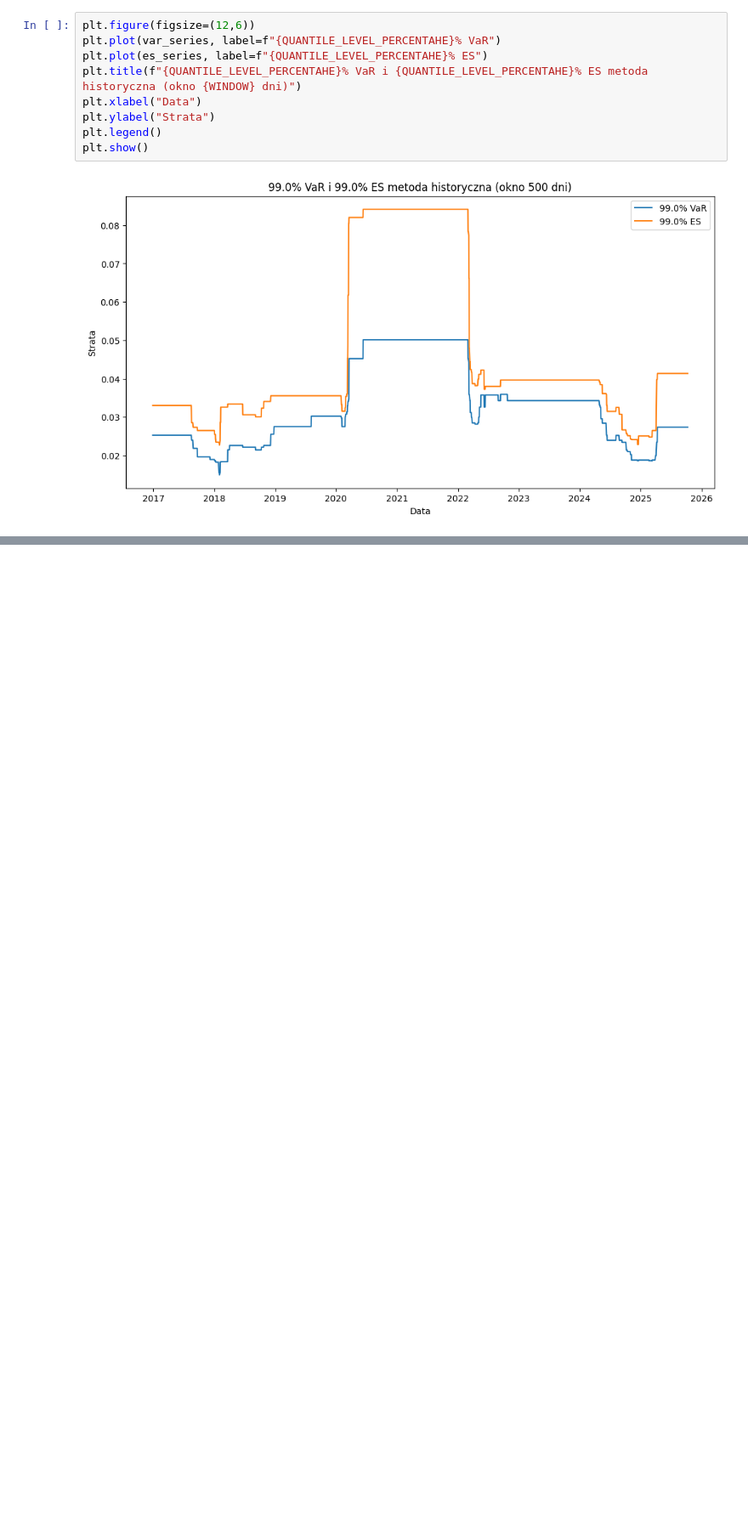
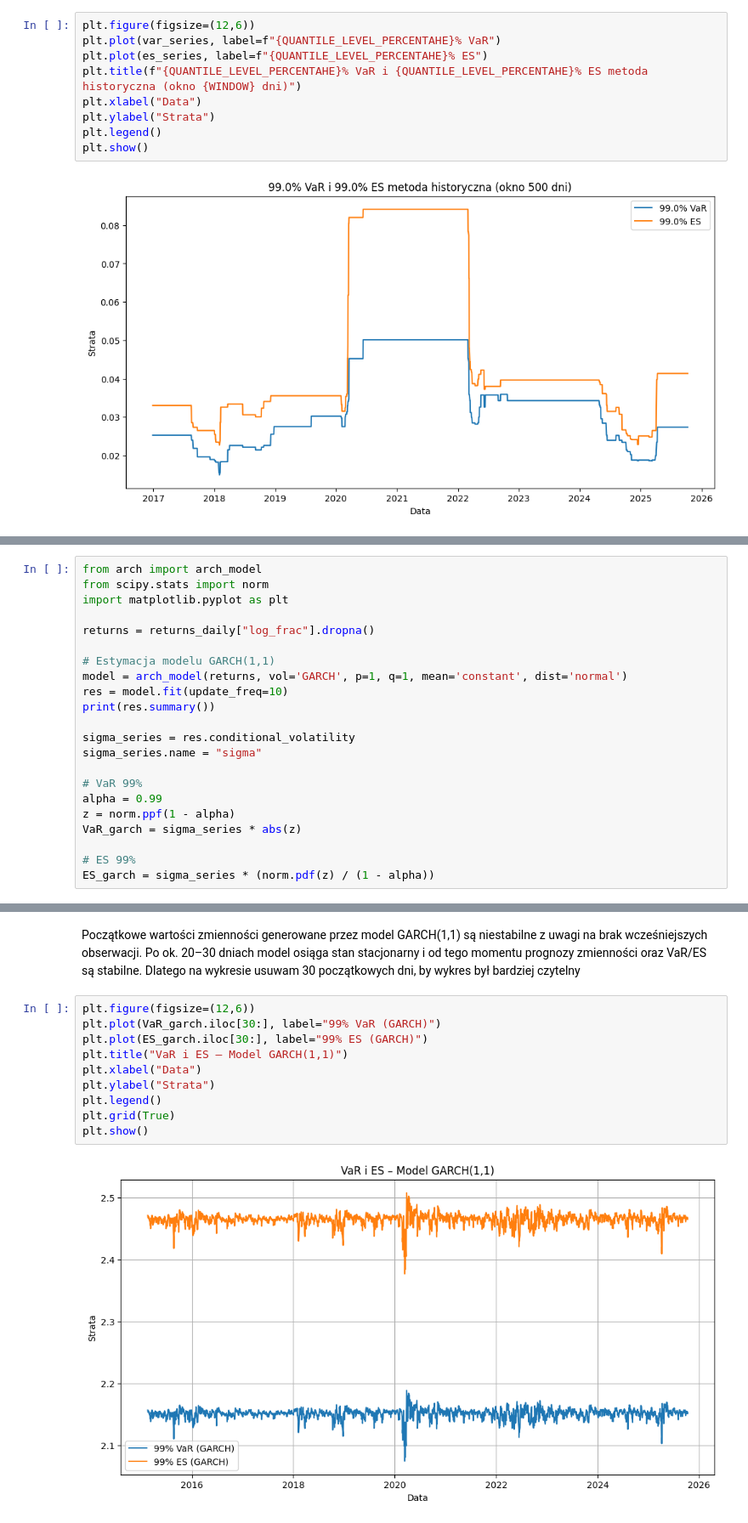
Before and after one commit to anteqkois/ilos-ciowe-miary-ryzyka-rynkowego, a Jupyter notebook: ex_2/ex_2.ipynb, the cells around one changed output, grey strips where cells are left out. Shown at 85% size. Drawn from its saved outputs; the diff is of its cells as text; blank space fills up the shorter version.

```diff
--- a/ex_2/ex_2.ipynb
+++ b/ex_2/ex_2.ipynb
@@ -197,0 +474,22 @@ plt.show()
+# %%
+from arch import arch_model
+from scipy.stats import norm
+import matplotlib.pyplot as plt
+
+returns = returns_daily["log_frac"].dropna()
+
+# Estymacja modelu GARCH(1,1)
+model = arch_model(returns, vol='GARCH', p=1, q=1, mean='constant', dist='normal')
+res = model.fit(update_freq=10)
+print(res.summary())
+
+sigma_series = res.conditional_volatility
+sigma_series.name = "sigma"
+
+# VaR 99%
+alpha = 0.99
+z = norm.ppf(1 - alpha)
+VaR_garch = sigma_series * abs(z)
+
+# ES 99%
+ES_garch = sigma_series * (norm.pdf(z) / (1 - alpha))
@@ -197,0 +522,16 @@ plt.show()
+# %% [markdown]
+Początkowe wartości zmienności generowane przez model GARCH(1,1) są niestabilne z uwagi na brak wcześniejszych obserwacji.
+Po ok. 20–30 dniach model osiąga stan stacjonarny i od tego momentu prognozy zmienności oraz VaR/ES są stabilne.
+Dlatego na wykresie usuwam 30 początkowych dni, by wykres był bardziej czytelny
+# %%
+plt.figure(figsize=(12,6))
+plt.plot(VaR_garch.iloc[30:], label="99% VaR (GARCH)")
+plt.plot(ES_garch.iloc[30:], label="99% ES (GARCH)")
+plt.title("VaR i ES – Model GARCH(1,1)")
+plt.xlabel("Data")
+plt.ylabel("Strata")
+plt.legend()
+plt.grid(True)
+plt.show()
+# %% [output]
+[figure, added]
```
Also changed, not shown: parts of 12 cells of this notebook, 2 other files.
